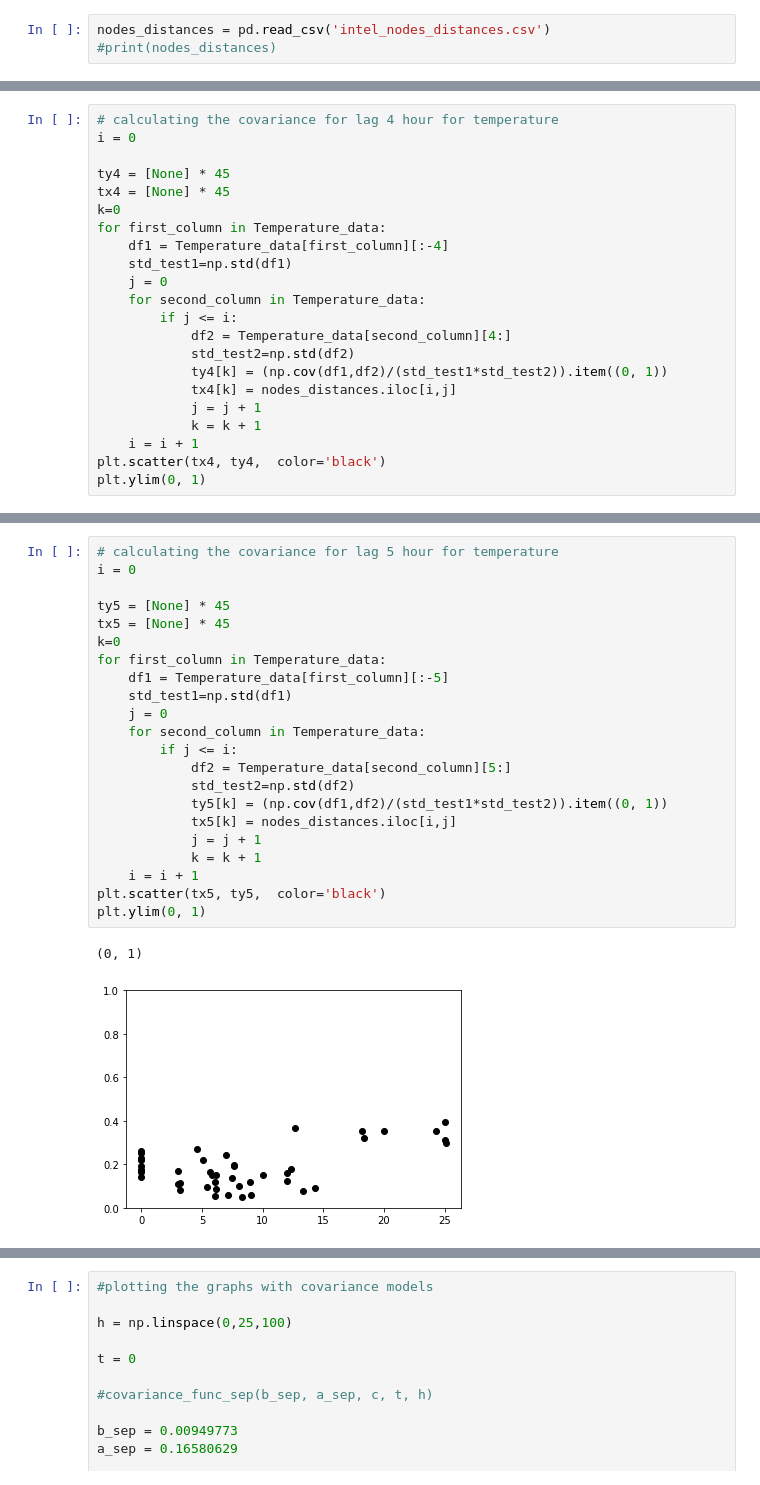
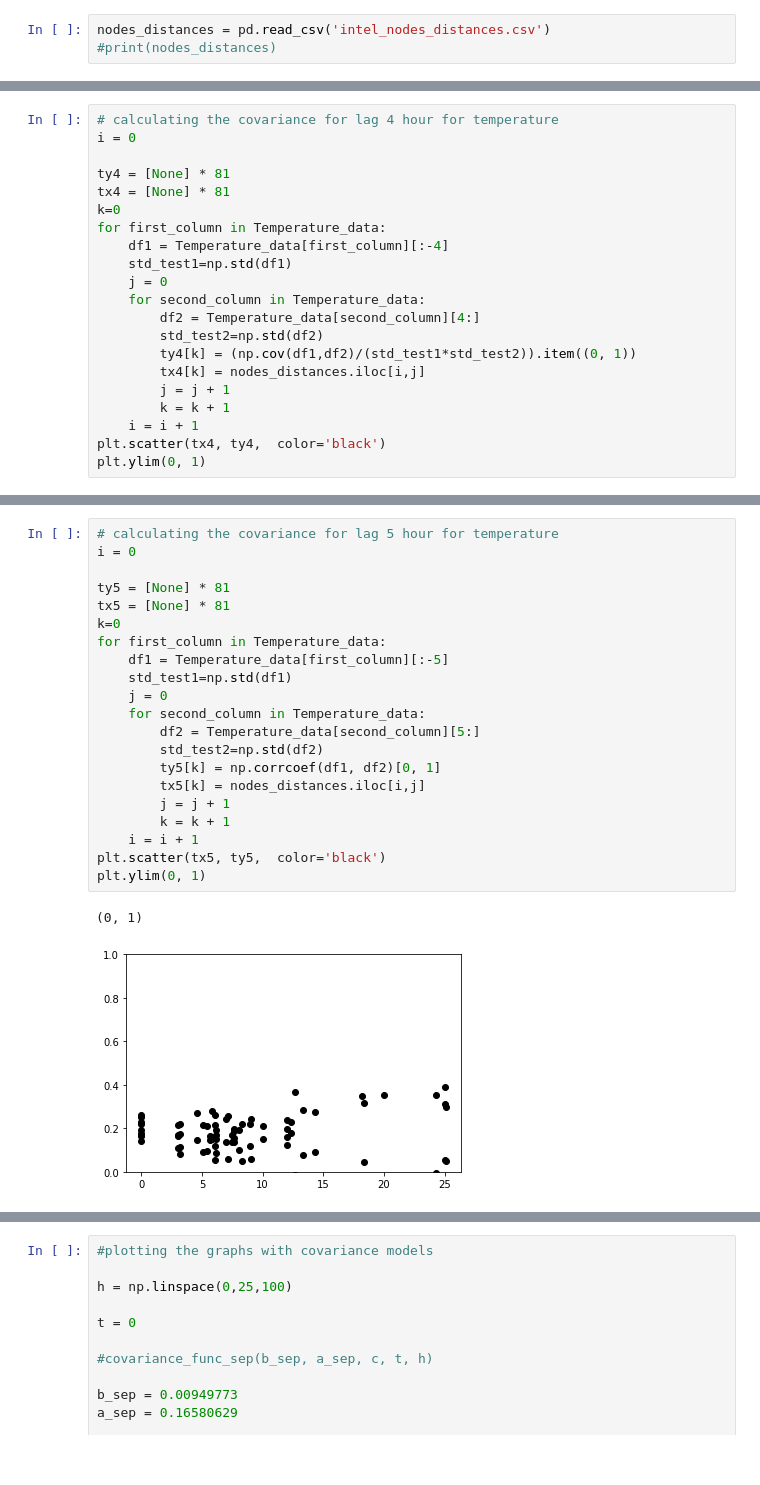
Before and after one commit to hribarjernej89/IntelLabDataAnalysis, a Jupyter notebook: Intel_lab_data.ipynb, the cells around one changed output, grey strips where cells are left out. Saved outputs shown, nothing was run; the diff lists cells and outputs as text.

```diff
--- a/Intel_lab_data.ipynb
+++ b/Intel_lab_data.ipynb
@@ -238,21 +234,20 @@ plt.ylim(0, 1)
 # calculating the covariance for lag 4 hour for temperature
 i = 0
 
-ty4 = [None] * 45
-tx4 = [None] * 45
+ty4 = [None] * 81
+tx4 = [None] * 81
 k=0
 for first_column in Temperature_data:
     df1 = Temperature_data[first_column][:-4]
     std_test1=np.std(df1)
     j = 0
     for second_column in Temperature_data:
-        if j <= i:
-            df2 = Temperature_data[second_column][4:]
-            std_test2=np.std(df2)
-            ty4[k] = (np.cov(df1,df2)/(std_test1*std_test2)).item((0, 1))
-            tx4[k] = nodes_distances.iloc[i,j]
-            j = j + 1
-            k = k + 1
+        df2 = Temperature_data[second_column][4:]
+        std_test2=np.std(df2)
+        ty4[k] = (np.cov(df1,df2)/(std_test1*std_test2)).item((0, 1))
+        tx4[k] = nodes_distances.iloc[i,j]
+        j = j + 1
+        k = k + 1
     i = i + 1
 plt.scatter(tx4, ty4,  color='black')
 plt.ylim(0, 1)
@@ -262,28 +257,27 @@ plt.ylim(0, 1)
 # %%
 # calculating the covariance for lag 5 hour for temperature
 i = 0
 
-ty5 = [None] * 45
-tx5 = [None] * 45
+ty5 = [None] * 81
+tx5 = [None] * 81
 k=0
 for first_column in Temperature_data:
     df1 = Temperature_data[first_column][:-5]
     std_test1=np.std(df1)
     j = 0
     for second_column in Temperature_data:
-        if j <= i:
-            df2 = Temperature_data[second_column][5:]
-            std_test2=np.std(df2)
-            ty5[k] = (np.cov(df1,df2)/(std_test1*std_test2)).item((0, 1))
-            tx5[k] = nodes_distances.iloc[i,j]
-            j = j + 1
-            k = k + 1
+        df2 = Temperature_data[second_column][5:]
+        std_test2=np.std(df2)
+        ty5[k] = np.corrcoef(df1, df2)[0, 1]
+        tx5[k] = nodes_distances.iloc[i,j]
+        j = j + 1
+        k = k + 1
     i = i + 1
 plt.scatter(tx5, ty5,  color='black')
 plt.ylim(0, 1)
 # %% [output]
 (0, 1)
-[figure, old version]
+[figure, new version]
 # %%
 #Temperature time lags from 6 to 9
 
```
Also changed, not shown: parts of 31 cells of this notebook.
